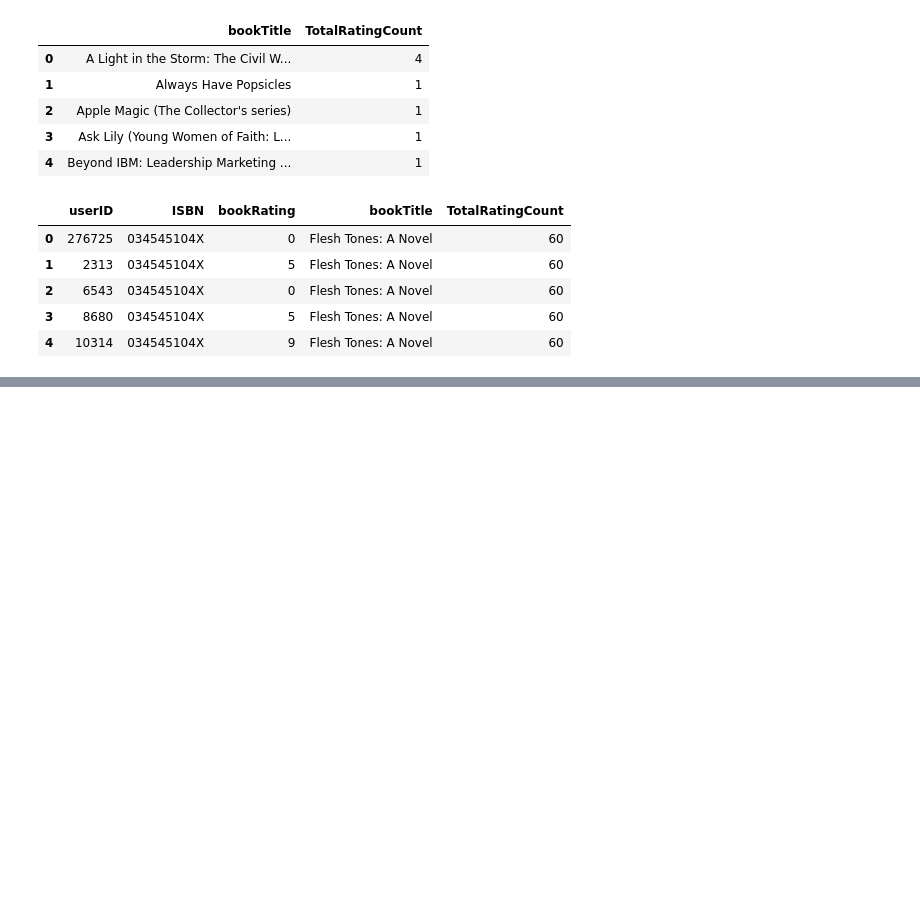
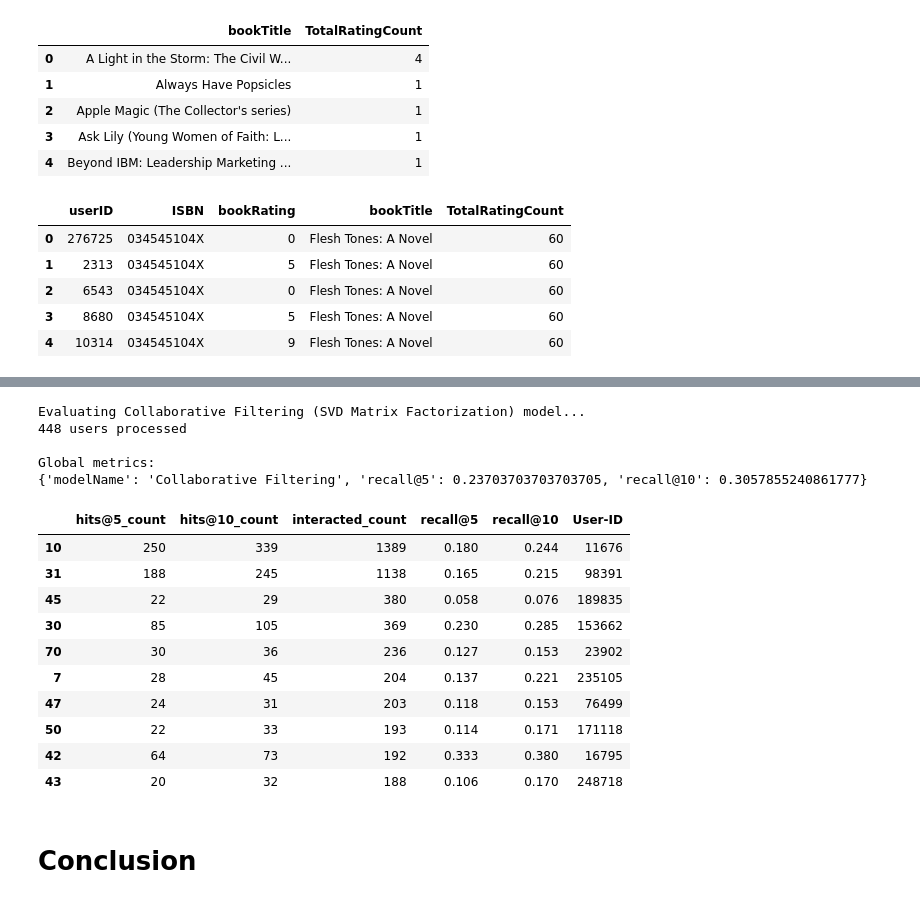
Before and after one commit to vivvvek24/Book-Recommendation-System, a Jupyter notebook: Book_Recommendation_System.ipynb, the cells around one changed output, grey strips where cells are left out. Cells and saved outputs as stored; diff of their text form; code cells hidden in the pictures; blank space fills up the shorter version.

Commit message:
Conclusion

```diff
--- a/Book_Recommendation_System.ipynb
+++ b/Book_Recommendation_System.ipynb
@@ -913,0 +1242,34 @@ rating_with_totalratingcount.head()
+# %%
+class CFRecommender:
+
+    MODEL_NAME = 'Collaborative Filtering'
+
+    def __init__(self, cf_predictions_df):
+        self.cf_predictions_df = cf_predictions_df
+
+    def get_model_name(self):
+        return self.MODEL_NAME
+
+    def recommend_items(self, user_id, items_to_ignore=[], topn=10):
+        # Get and sort the user's predictions
+        sorted_user_predictions = self.cf_predictions_df[user_id].sort_values(ascending=False).reset_index().rename(columns={user_id: 'recStrength'})
+
+        # Recommend the highest predicted rating content that the user hasn't seen yet.
+        recommendations_df = sorted_user_predictions[~sorted_user_predictions['ISBN'].isin(items_to_ignore)].sort_values('recStrength', ascending = False).head(topn)
+        recommendations_df=recommendations_df.merge(books,on='ISBN',how='inner')
+        recommendations_df=recommendations_df[['ISBN','Book-Title','recStrength']]
+
+        return recommendations_df
+
+
+
+cf_recommender_model = CFRecommender(cf_preds_df)
+# %%
+#Indexing by personId to speed up the searches during evaluation
+interactions_full_indexed_df = interactions_full_df.set_index('User-ID')
+interactions_train_indexed_df = interactions_train_df.set_index('User-ID')
+interactions_test_indexed_df = interactions_test_df.set_index('User-ID')
+# %%
+def get_items_interacted(UserID, interactions_df):
+    interacted_items = interactions_df.loc[UserID]['ISBN']
+    return set(interacted_items if type(interacted_items) == pd.Series else [interacted_items])
@@ -913,0 +1464,25 @@ rating_with_totalratingcount.head()
+# %%
+print('Evaluating Collaborative Filtering (SVD Matrix Factorization) model...')
+cf_global_metrics, cf_detailed_results_df = model_evaluator.evaluate_model(cf_recommender_model)
+
+print('\nGlobal metrics:\n%s' % cf_global_metrics)
+cf_detailed_results_df.head(10)
+# %% [output]
+Evaluating Collaborative Filtering (SVD Matrix Factorization) model...
+448 users processed
+
+Global metrics:
+{'modelName': 'Collaborative Filtering', 'recall@5': 0.23703703703703705, 'recall@10': 0.3057855240861777}
+|  | hits@5_count | hits@10_count | interacted_count | recall@5 | recall@10 | User-ID |
+| 10 | 250 | 339 | 1389 | 0.180 | 0.244 | 11676 |
+| 31 | 188 | 245 | 1138 | 0.165 | 0.215 | 98391 |
+| 45 | 22 | 29 | 380 | 0.058 | 0.076 | 189835 |
+| 30 | 85 | 105 | 369 | 0.230 | 0.285 | 153662 |
+| 70 | 30 | 36 | 236 | 0.127 | 0.153 | 23902 |
+| 7 | 28 | 45 | 204 | 0.137 | 0.221 | 235105 |
+| 47 | 24 | 31 | 203 | 0.118 | 0.153 | 76499 |
+| 50 | 22 | 33 | 193 | 0.114 | 0.171 | 171118 |
+| 42 | 64 | 73 | 192 | 0.333 | 0.380 | 16795 |
+| 43 | 20 | 32 | 188 | 0.106 | 0.170 | 248718 |
+# %% [markdown]
+# **Conclusion**
```
Also changed, not shown: parts of 67 cells of this notebook.
